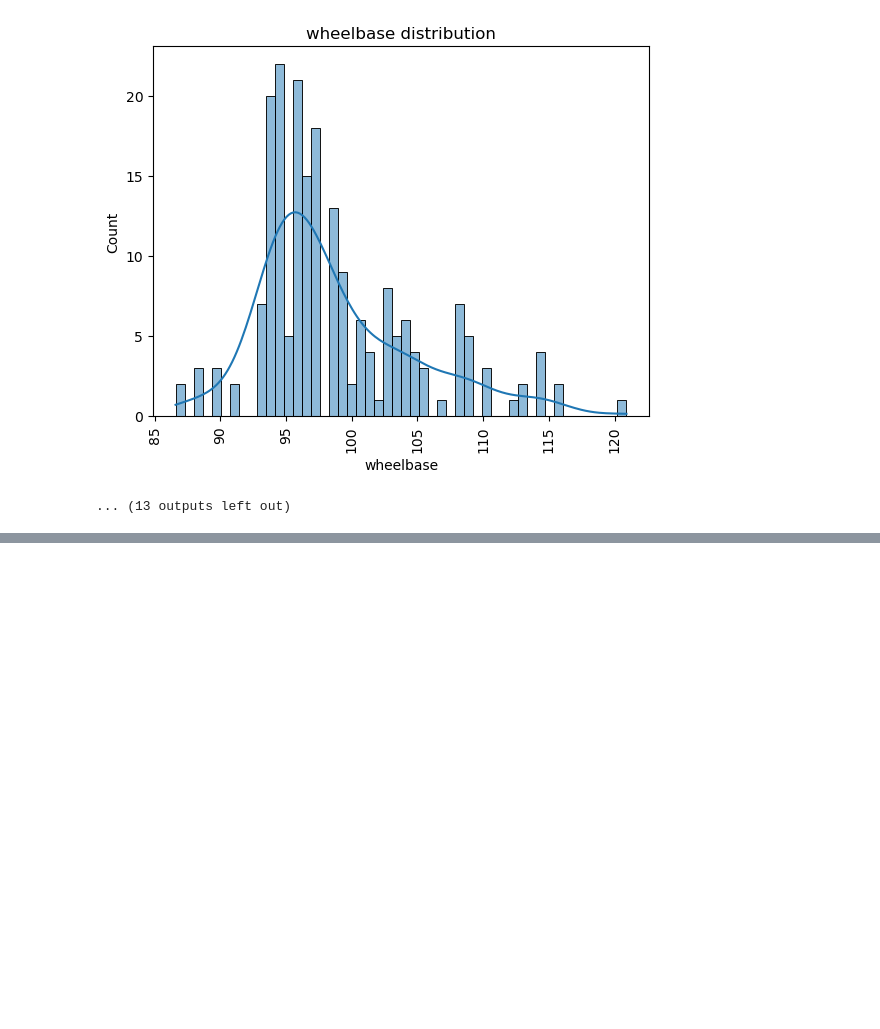
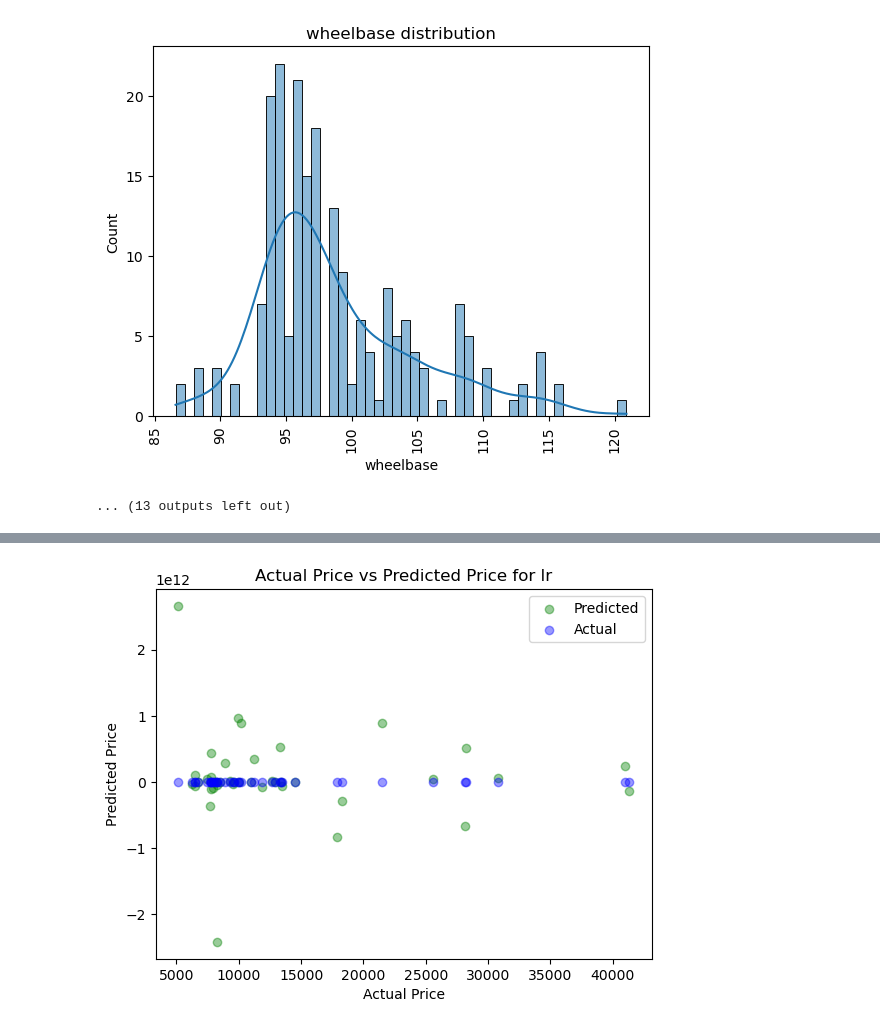
Before and after one commit to Pankil-Patel/Capstone, a Jupyter notebook: capstone.ipynb, the cells around one changed output, grey strips where cells are left out. Drawn from its saved outputs; the diff is of its cells as text; code cells hidden in the pictures; blank space fills up the shorter version.

```diff
--- a/capstone.ipynb
+++ b/capstone.ipynb
@@ -230,0 +244,3 @@ for column in df.columns:
+# %%
+# Now using OneHotEncoding for converting categorical columns to numerical columns
+df = pd.get_dummies(data=df, columns=categorical_columns, drop_first=True)
@@ -230,0 +315,86 @@ for column in df.columns:
+# %%
+X_train, X_test, y_train, y_test = train_test_split(X, y, test_size=0.2, random_state=42)
+print("Training set count:", X_train.shape[0])
+print("Training target value count:", y_train.shape)
+print("Test set count:", X_test.shape)
+print("Test target value count:", y_test.shape)
+
+# Define the pipelines
+pipelines = {
+    "lr": Pipeline([
+        ('scaler', StandardScaler()),
+        ('poly', PolynomialFeatures()),
+        ('model', LinearRegression())
+    ]),
+    "ridge": Pipeline([
+        ('scaler', StandardScaler()),
+        ('poly', PolynomialFeatures()),
+        ('model', Ridge())
+    ]),
+    "rf": Pipeline([
+        ('scaler', StandardScaler()),
+        ('poly', PolynomialFeatures()),
+        ('model', RandomForestRegressor())
+    ]),
+    "sgd": Pipeline([
+        ('scaler', StandardScaler()),
+        ('poly', PolynomialFeatures()),
+        ('model', SGDRegressor())
+    ]),
+    "xgb": Pipeline([
+        ('scaler', StandardScaler()),
+        ('poly', PolynomialFeatures()),
+        ('model', XGBRegressor())
+    ]),
+}
+
+# Define the parameter grids
+param_grids = {
+    "lr": {
+        'poly__degree': [1, 2, 3],
+    },
+    "ridge": {
+        'poly__degree': [1, 2, 3],
+        'model__alpha': [0.1, 1.0, 10.0, 100.0],
+    },
+    "rf": {
+        'poly__degree': [1, 2],
+        'model__n_estimators': [10, 50, 100, 150],
+    },
+    "sgd": {
+        'poly__degree': [1, 2, 3],
+        'model__alpha': [0.0001, 0.001, 0.01],
+    },
+    "xgb": {
+        'poly__degree': [1, 2],
+        'model__n_estimators': [100, 200],
+        'model__learning_rate': [0.01, 0.1],
+    }
+}
+
+# Define the scoring metrics
+scoring = {
+    'MAE': make_scorer(mean_absolute_error, greater_is_better=False),
+    'MSE': make_scorer(mean_squared_error, greater_is_better=False),
+    'R2': make_scorer(r2_score)
+}
+
+# Create a GridSearchCV object for each model and fit it to the data
+for name in pipelines.keys():
+    grid_search = GridSearchCV(pipelines[name], param_grids[name], cv=5, scoring=scoring, refit='MSE')
+    grid_search.fit(X_train, y_train)
+    print(f"Best parameters for {name}: {grid_search.best_params_}")
+    print(f"Best MSE for {name}: {-grid_search.best_score_}")
+    print(f"Best MAE for {name}: {-grid_search.cv_results_['mean_test_MAE'][grid_search.best_index_]}")
+    print(f"Best R2 for {name}: {grid_search.cv_results_['mean_test_R2'][grid_search.best_index_]}")
+
+#     # Plot the predictions
+    plt.figure()
+    plt.scatter(y_test, grid_search.predict(X_test), color='green', alpha=0.4, label='Predicted')
+    plt.scatter(y_test, y_test, color='blue', alpha=0.4, label='Actual')
+    plt.xlabel('Actual Price')
+    plt.ylabel('Predicted Price')
+    plt.title(f"Actual Price vs Predicted Price for {name}")
+    plt.legend()
+    plt.show()
+# %% [output]
@@ -230,0 +409 @@ for column in df.columns:
+[figure, added]
```
Also changed, not shown: parts of 17 cells of this notebook.
